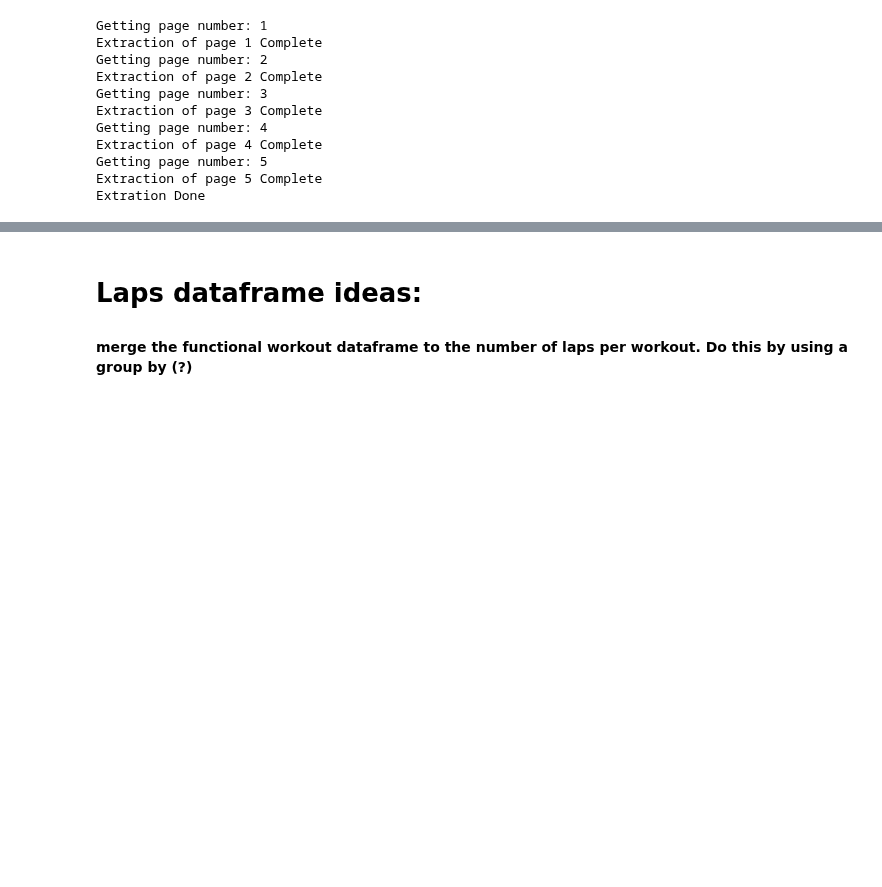
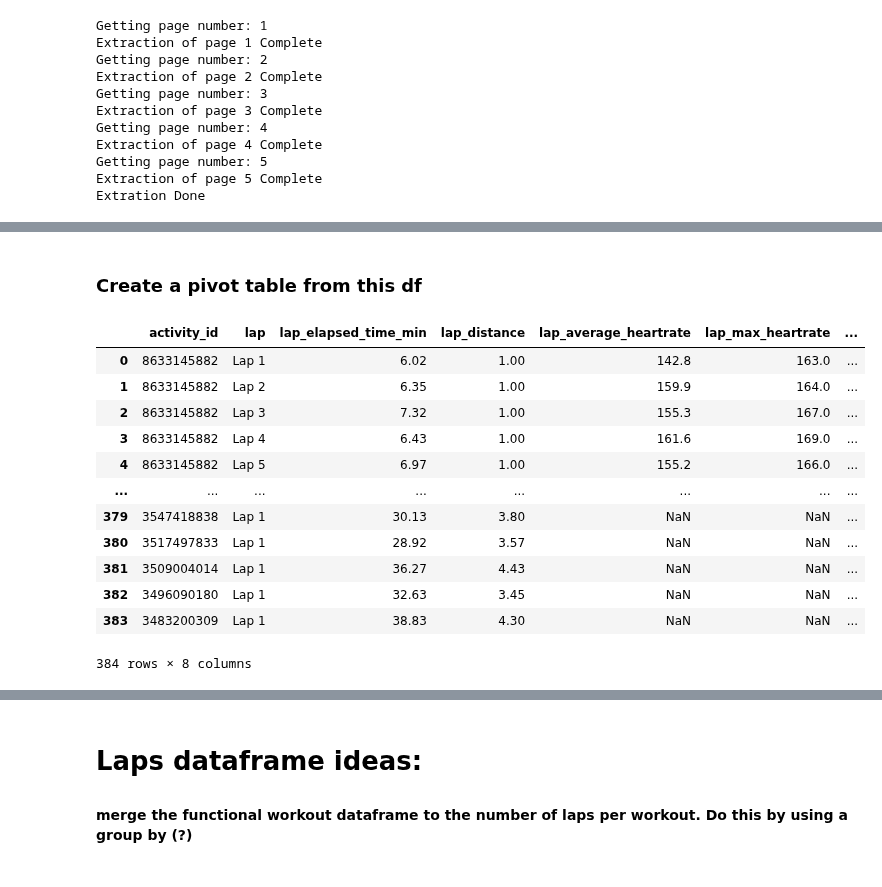
Before and after one commit to ManuelElizaldi/PyStrava, a Jupyter notebook: StravaConnect.ipynb, the cells around one changed output, grey strips where cells are left out. Saved outputs shown, nothing was run; the diff lists cells and outputs as text; code cells hidden in the pictures; blank space fills up the shorter version.

```diff
--- a/StravaConnect.ipynb
+++ b/StravaConnect.ipynb
@@ -301,0 +351,19 @@ test
+# %% [markdown]
+### Create a pivot table from this df
+# %%
+running_laps = GetLapsFromWorkouts(running_workouts)
+running_laps
+# %% [output]
+|  | activity_id | lap | lap_elapsed_time_min | lap_distance | lap_average_heartrate | lap_max_heartrate | ... |
+| 0 | 8633145882 | Lap 1 | 6.02 | 1.00 | 142.8 | 163.0 | ... |
+| 1 | 8633145882 | Lap 2 | 6.35 | 1.00 | 159.9 | 164.0 | ... |
+| 2 | 8633145882 | Lap 3 | 7.32 | 1.00 | 155.3 | 167.0 | ... |
+| 3 | 8633145882 | Lap 4 | 6.43 | 1.00 | 161.6 | 169.0 | ... |
+| 4 | 8633145882 | Lap 5 | 6.97 | 1.00 | 155.2 | 166.0 | ... |
+| ... | ... | ... | ... | ... | ... | ... | ... |
+| 379 | 3547418838 | Lap 1 | 30.13 | 3.80 | NaN | NaN | ... |
+| 380 | 3517497833 | Lap 1 | 28.92 | 3.57 | NaN | NaN | ... |
+| 381 | 3509004014 | Lap 1 | 36.27 | 4.43 | NaN | NaN | ... |
+| 382 | 3496090180 | Lap 1 | 32.63 | 3.45 | NaN | NaN | ... |
+| 383 | 3483200309 | Lap 1 | 38.83 | 4.30 | NaN | NaN | ... |
+384 rows × 8 columns
```
Also changed, not shown: parts of 22 cells of this notebook.
